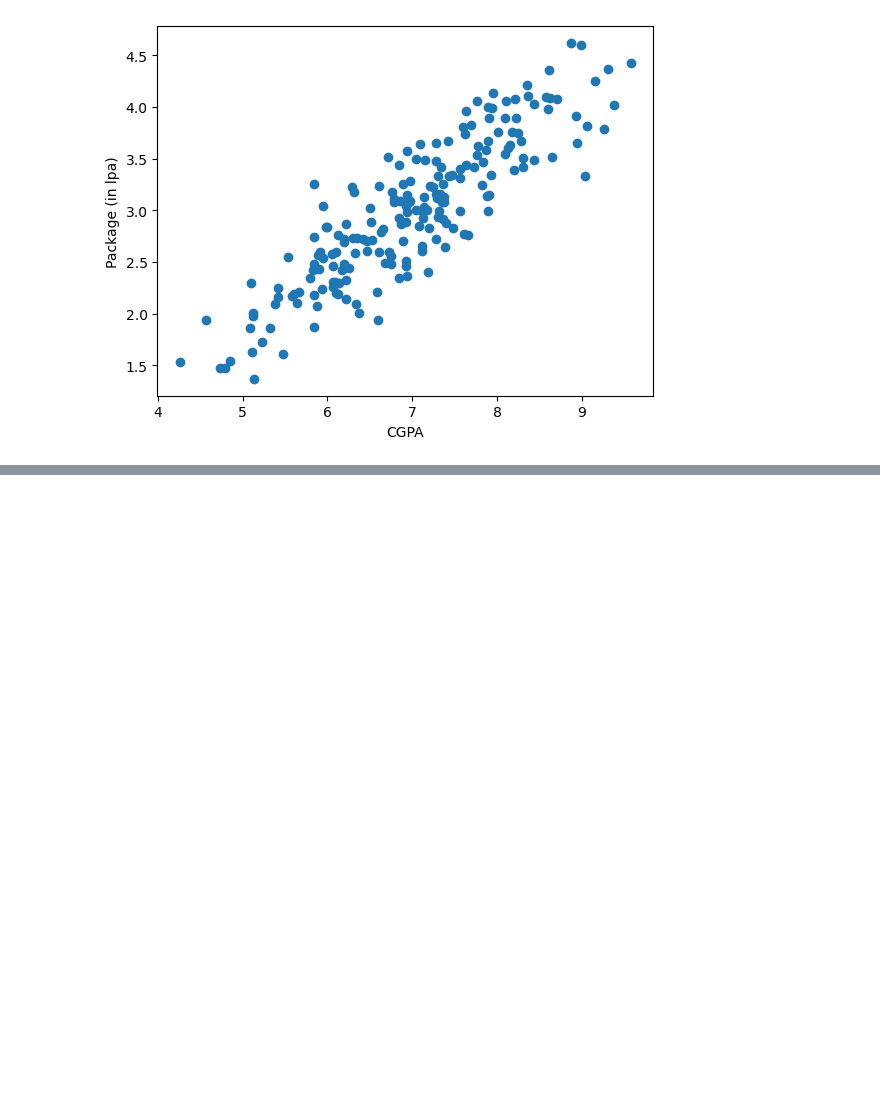
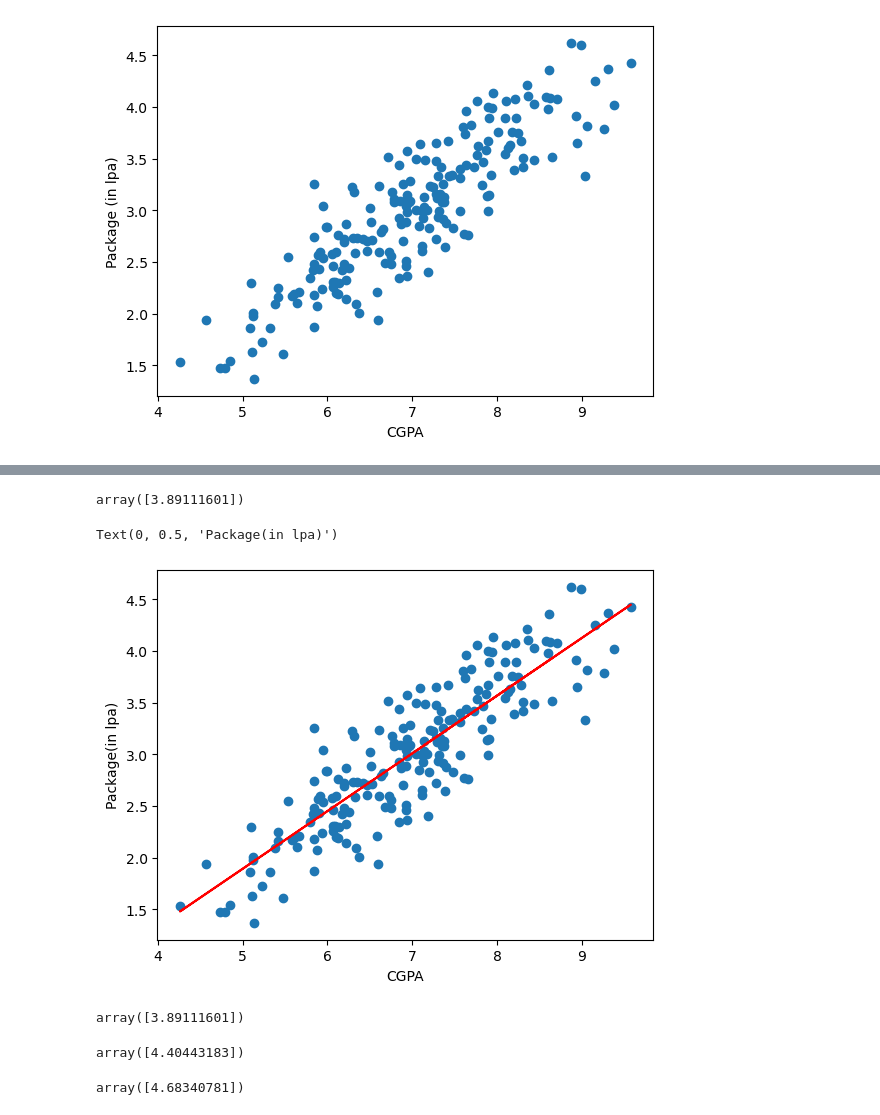
Before and after one commit to rudrarathore169/data-engineering, a Jupyter notebook: python cranes/Untitled5.ipynb, the cells around one changed output, grey strips where cells are left out. Saved outputs shown, nothing was run; the diff lists cells and outputs as text; code cells hidden in the pictures; blank space fills up the shorter version.

Commit message:
regression done

```diff
--- a/python cranes/Untitled5.ipynb
+++ b/python cranes/Untitled5.ipynb
@@ -19,0 +27,3 @@ plt.axvline(df['cgpa'].mean(),color='red',
+# %%
+x = df.iloc[:,0:1]
+y = df.iloc[:,-1]
@@ -19,0 +45,7 @@ plt.axvline(df['cgpa'].mean(),color='red',
+# %%
+from sklearn.model_selection import train_test_split
+x_train,x_test,y_train,y_test=train_test_split(x,y,test_size=0.2,random_state=2)
+# %%
+from sklearn.linear_model import LinearRegression
+lr = LinearRegression()
+lr.fit(x_train,y_train)
@@ -19,0 +94,12 @@ plt.axvline(df['cgpa'].mean(),color='red',
+# %%
+lr.predict(x_test.iloc[0].values.reshape(1,1))
+# %% [output]
+array([3.89111601])
+# %%
+plt.scatter(df['cgpa'],df['package'])
+plt.plot(x_train,lr.predict(x_train),color='red')
+plt.xlabel("CGPA")
+plt.ylabel('Package(in lpa)')
+# %% [output]
+Text(0, 0.5, 'Package(in lpa)')
+[figure, added]
@@ -19,0 +110,12 @@ plt.axvline(df['cgpa'].mean(),color='red',
+# %%
+m*8.58+b
+# %% [output]
+array([3.89111601])
+# %%
+m*9.5+b
+# %% [output]
+array([4.40443183])
+# %%
+m*10.0+b
+# %% [output]
+array([4.68340781])
```
Also changed, not shown: parts of 8 cells of this notebook.
